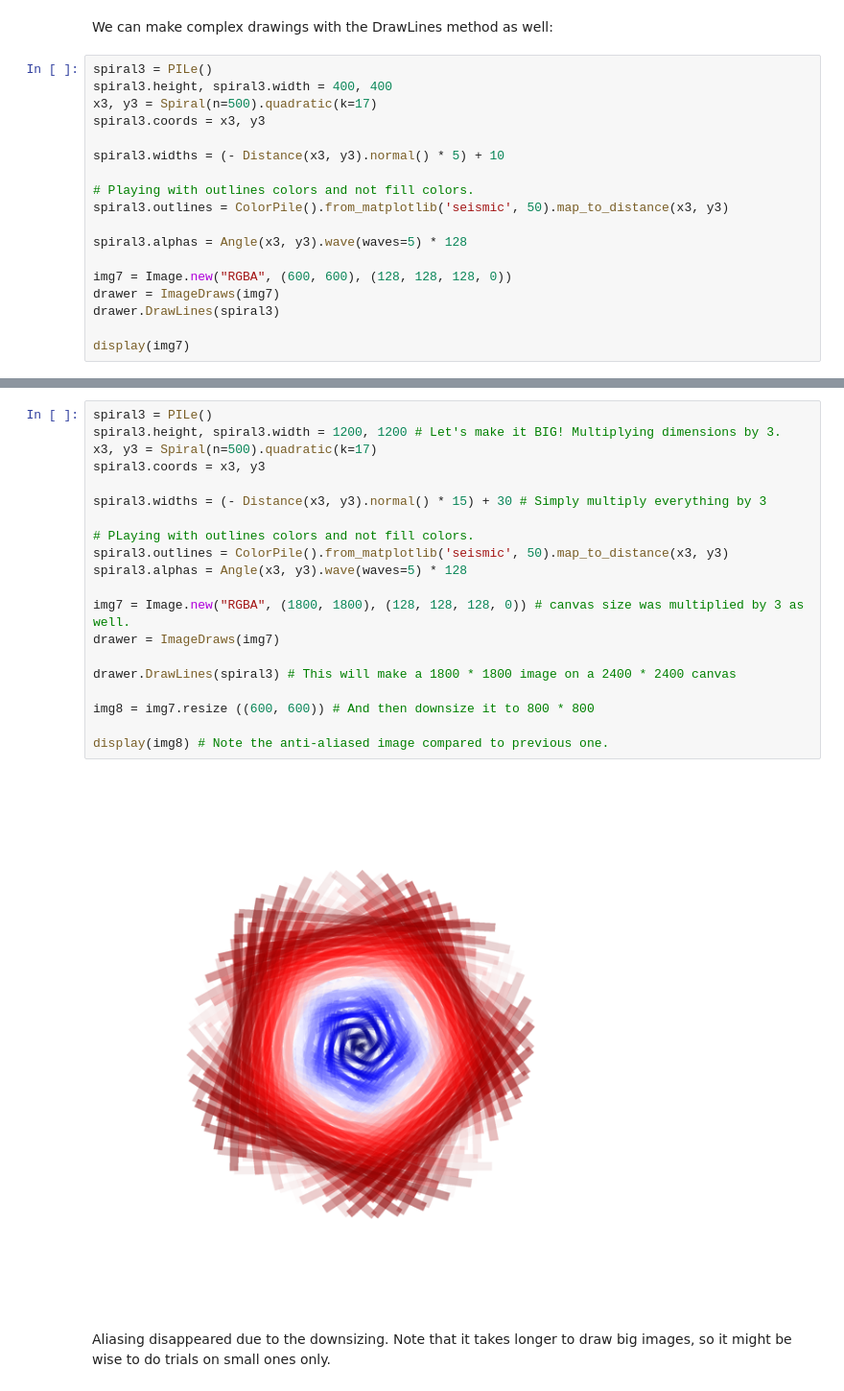
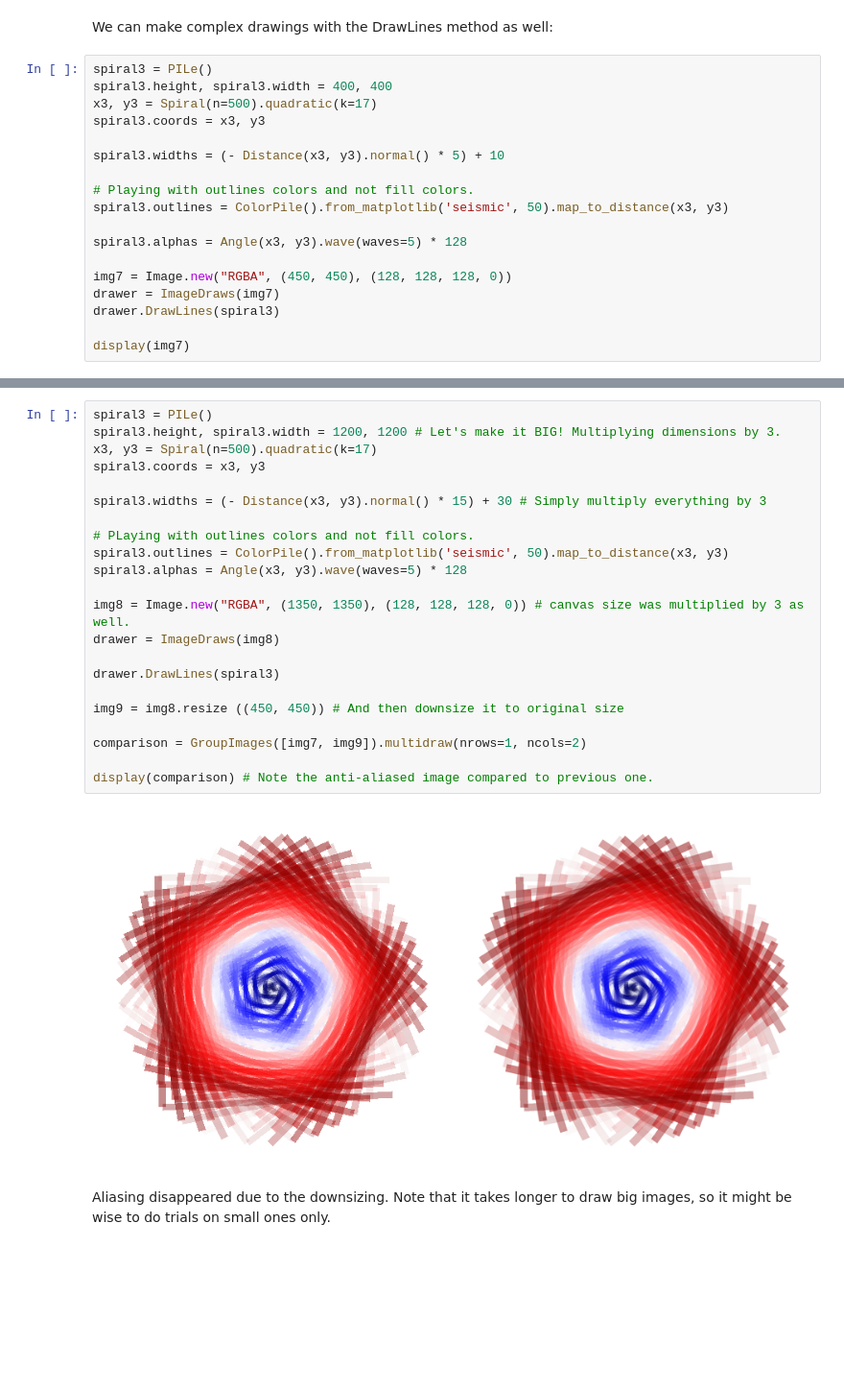
Before and after one commit to Sylvain-Rama/PILes, a Jupyter notebook: docs/PILes - Examples.ipynb, the cells around one changed output, grey strips where cells are left out. Shown at 96% size. Saved outputs shown, nothing was run; the diff lists cells and outputs as text; blank space fills up the shorter version.

```diff
--- a/docs/PILes - Examples.ipynb
+++ b/docs/PILes - Examples.ipynb
@@ -439,7 +439,7 @@ spiral3.outlines = ColorPile().from_matplotlib('seismic', 50).map_to_distance(x3
 
 spiral3.alphas = Angle(x3, y3).wave(waves=5) * 128
 
-img7 = Image.new("RGBA", (600, 600), (128, 128, 128, 0))
+img7 = Image.new("RGBA", (450, 450), (128, 128, 128, 0))
 drawer = ImageDraws(img7)
 drawer.DrawLines(spiral3)
 
@@ -453,25 +453,27 @@ As an example, if we take the last image generated:
 # %%
 spiral3 = PILe()
 spiral3.height, spiral3.width = 1200, 1200 # Let's make it BIG! Multiplying dimensions by 3.
 x3, y3 = Spiral(n=500).quadratic(k=17)
 spiral3.coords = x3, y3
 
 spiral3.widths = (- Distance(x3, y3).normal() * 15) + 30 # Simply multiply everything by 3
 
 # PLaying with outlines colors and not fill colors.
 spiral3.outlines = ColorPile().from_matplotlib('seismic', 50).map_to_distance(x3, y3)
 spiral3.alphas = Angle(x3, y3).wave(waves=5) * 128
 
-img7 = Image.new("RGBA", (1800, 1800), (128, 128, 128, 0)) # canvas size was multiplied by 3 as well.
-drawer = ImageDraws(img7)
+img8 = Image.new("RGBA", (1350, 1350), (128, 128, 128, 0)) # canvas size was multiplied by 3 as well.
+drawer = ImageDraws(img8)
 
-drawer.DrawLines(spiral3) # This will make a 1800 * 1800 image on a 2400 * 2400 canvas
+drawer.DrawLines(spiral3)
 
-img8 = img7.resize ((600, 600)) # And then downsize it to 800 * 800
+img9 = img8.resize ((450, 450)) # And then downsize it to original size
 
-display(img8) # Note the anti-aliased image compared to previous one.
+comparison = GroupImages([img7, img9]).multidraw(nrows=1, ncols=2)
+
+display(comparison) # Note the anti-aliased image compared to previous one.
 # %% [output]
-[figure, old version]
+[figure, new version]
 # %% [markdown]
 Aliasing disappeared due to the downsizing. Note that it takes longer to draw big images, so it might be wise to do trials on small ones only.
 # %% [markdown]
```
Also changed, not shown: parts of 24 cells of this notebook, 1 other file.
